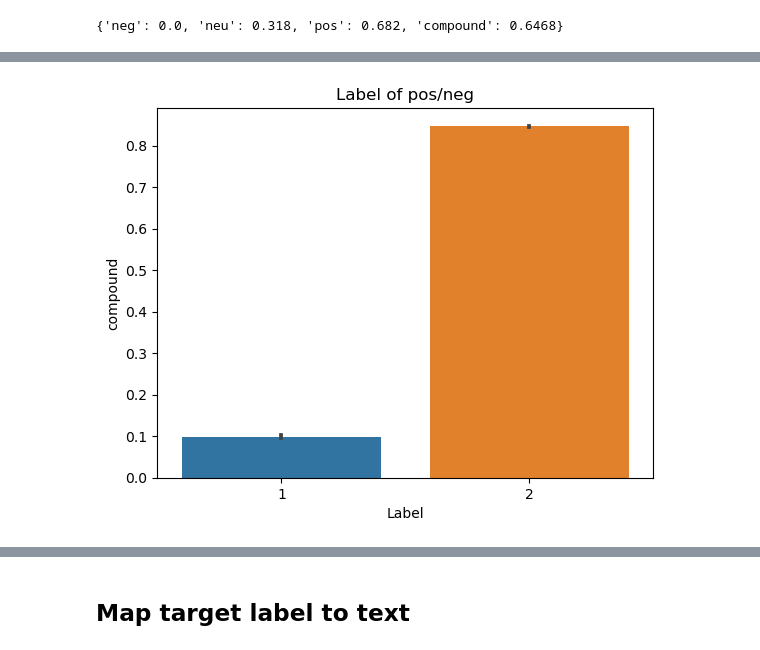
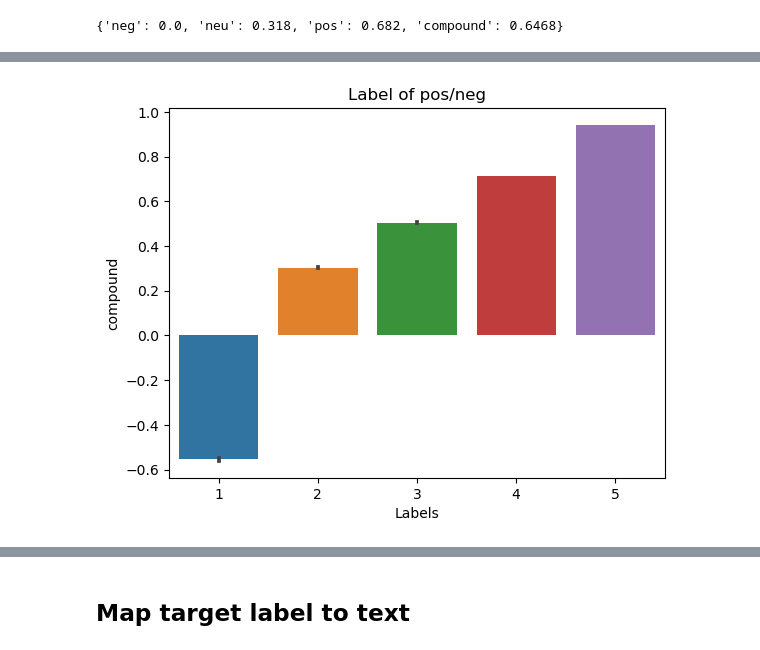
Before and after one commit to RajshreeVats/TTL-project, a Jupyter notebook: sa_model.ipynb, the cells around one changed output, grey strips where cells are left out. Cells and saved outputs as stored; diff of their text form; code cells hidden in the pictures.

```diff
--- a/sa_model.ipynb
+++ b/sa_model.ipynb
@@ -204,0 +243,3 @@ vaders.head(15)
+# %%
+df = pd.read_csv('updated_dataset.csv')
+df.head()
@@ -205,8 +253,9 @@ vaders.head(15)
 # %%
 #plotting polarity analysis results
 # %%
-ax = sns.barplot(data=vaders, x='Label', y='compound')
+#plotting polarity analysis results
+ax = sns.barplot(data=df, x='Labels', y='compound')
 ax.set_title('Label of pos/neg')
 plt.show()
 # %% [output]
-[figure, old version]
+[figure, new version]
```
Also changed, not shown: parts of 31 cells of this notebook, 1 other file.
